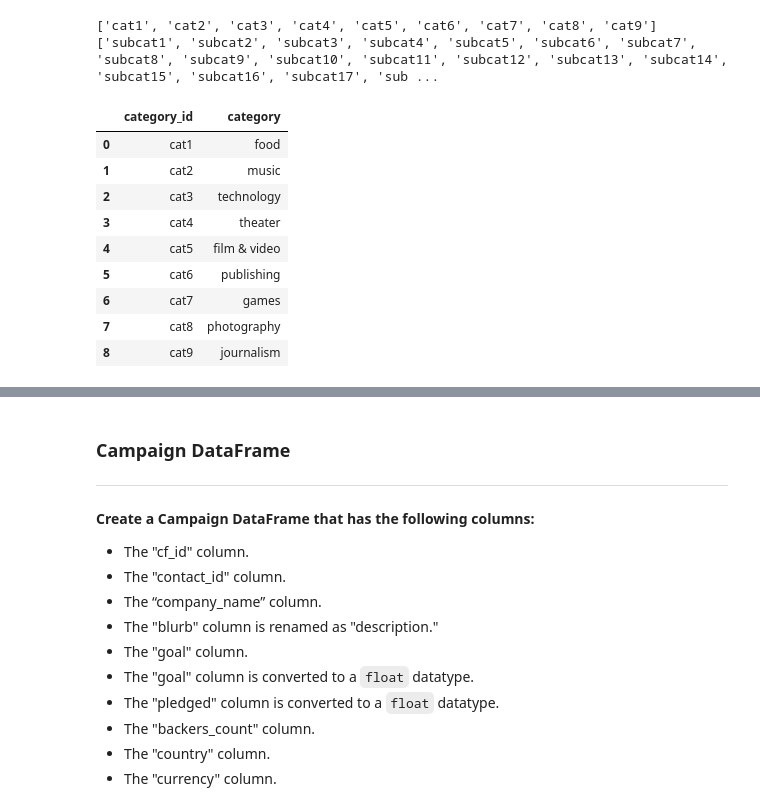
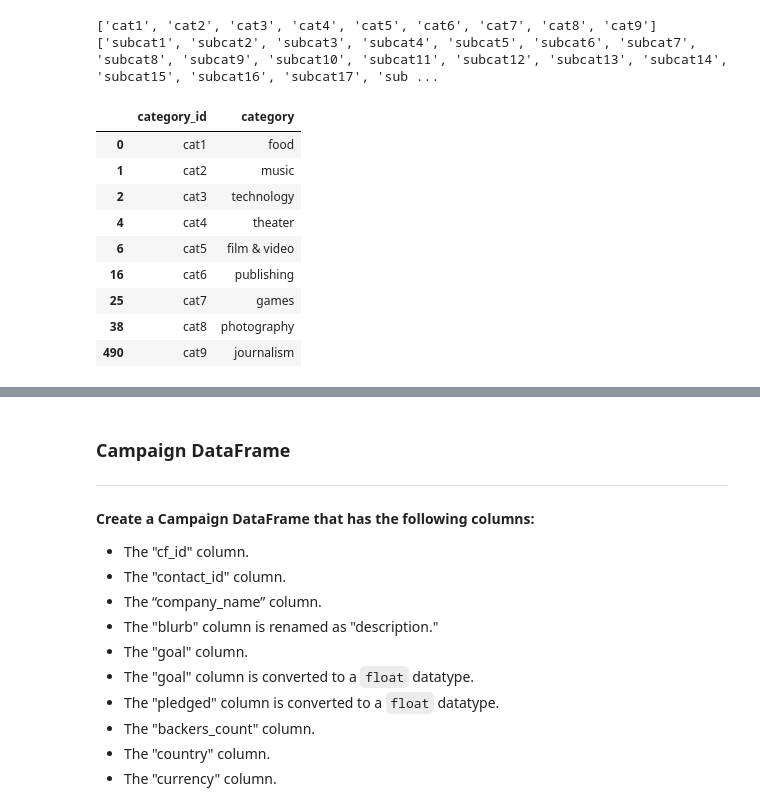
Before and after one commit to santiagoldv/Crowdfunding_ETL, a Jupyter notebook: ETL_Mini_Project_SEscobedo_SLey.ipynb, the cells around one changed output, grey strips where cells are left out. Drawn from its saved outputs; the diff is of its cells as text; code cells hidden in the pictures.

```diff
--- a/ETL_Mini_Project_SEscobedo_SLey.ipynb
+++ b/ETL_Mini_Project_SEscobedo_SLey.ipynb
@@ -176,18 +228,18 @@ print(scat_ids)
 ['subcat1', 'subcat2', 'subcat3', 'subcat4', 'subcat5', 'subcat6', 'subcat7', 'subcat8', 'subcat9', 'subcat10', 'subcat11', 'subcat12', 'subcat13', 'subcat14', 'subcat15', 'subcat16', 'subcat17', 'sub ...
 # %%
 # Create a category DataFrame with the category_id array as the category_id and categories list as the category name.
-
-# Create a category DataFrame with the subcategory_id array as the subcategory_id and subcategories list as the subcategory name.
+category_df = pd.DataFrame(crowdfunding_info_df["category"].drop_duplicates())
+category_df["category_id"] = id_cat
+category_df = category_df.reindex(columns=["category_id", "category"])
+category_df
+# %% [output]
+|  | category_id | category |
+| 0 | cat1 | food |
+| 1 | cat2 | music |
+| 2 | cat3 | technology |
+| 4 | cat4 | theater |
+| 6 | cat5 | film & video |
+| 16 | cat6 | publishing |
+| 25 | cat7 | games |
+| 38 | cat8 | photography |
+| 490 | cat9 | journalism |
-# %%
-category_df
-# %% [output]
-|  | category_id | category |
-| 0 | cat1 | food |
-| 1 | cat2 | music |
-| 2 | cat3 | technology |
-| 3 | cat4 | theater |
-| 4 | cat5 | film & video |
-| 5 | cat6 | publishing |
-| 6 | cat7 | games |
-| 7 | cat8 | photography |
-| 8 | cat9 | journalism |
```
Also changed, not shown: parts of 10 cells of this notebook, 2 other files.
